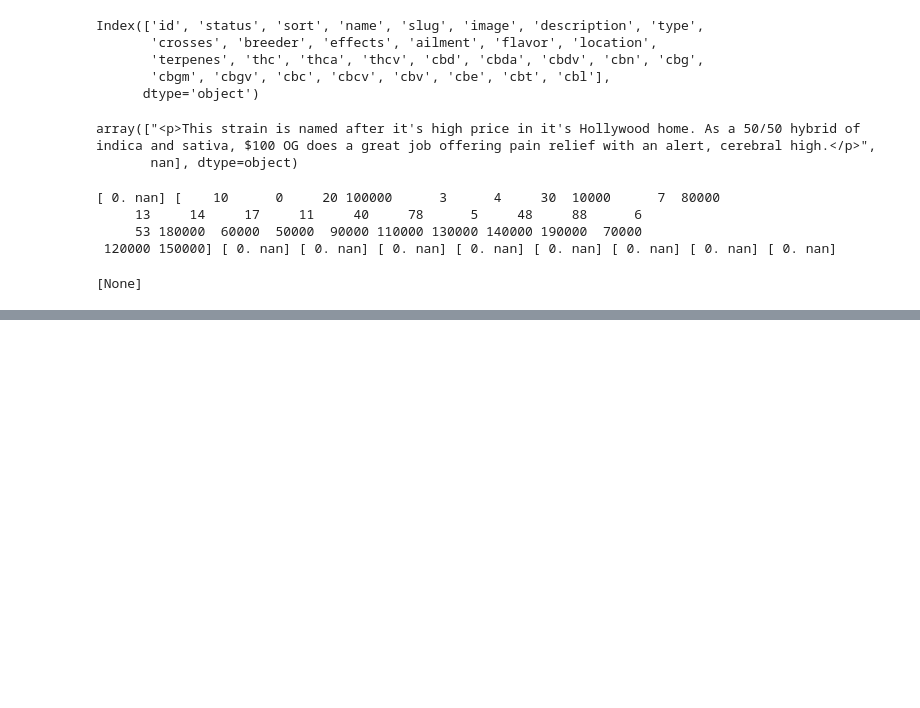
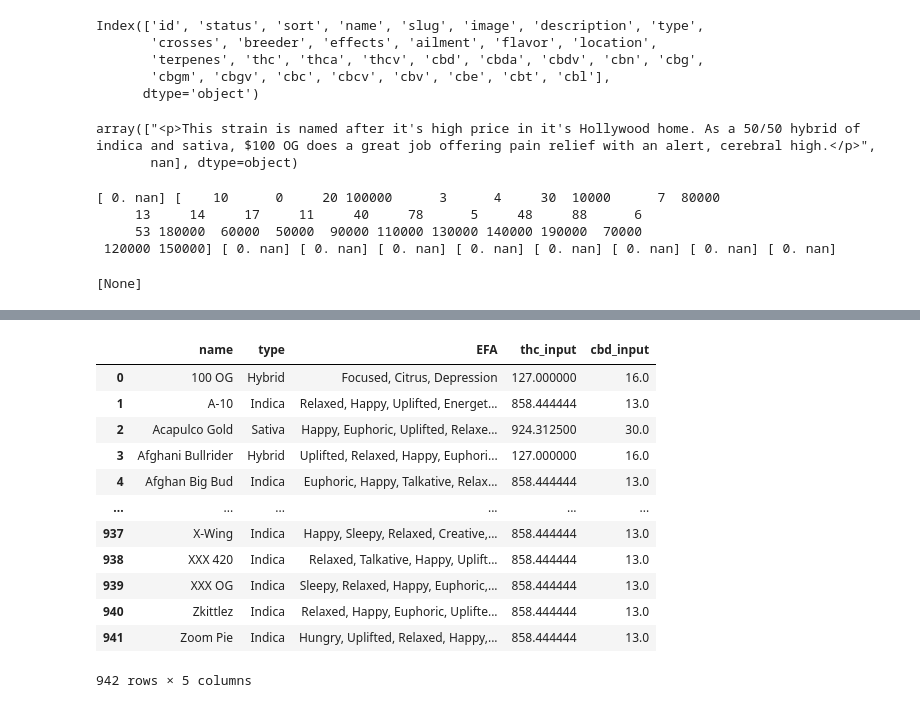
Before and after one commit to sromero9485/WeedTips, a Jupyter notebook: Untitled.ipynb, the cells around one changed output, grey strips where cells are left out. Drawn from its saved outputs; the diff is of its cells as text; code cells hidden in the pictures; blank space fills up the shorter version.

```diff
--- a/Untitled.ipynb
+++ b/Untitled.ipynb
@@ -68,0 +181,4 @@ data
+# %%
+data['thc_input'] = test["thc"]
+# %%
+data['cbd_input'] = test1["cbd"]
@@ -68,0 +189,16 @@ data
+# %%
+data
+# %% [output]
+|  | name | type | EFA | thc_input | cbd_input |
+| 0 | 100 OG | Hybrid | Focused, Citrus, Depression | 127.000000 | 16.0 |
+| 1 | A-10 | Indica | Relaxed, Happy, Uplifted, Energet... | 858.444444 | 13.0 |
+| 2 | Acapulco Gold | Sativa | Happy, Euphoric, Uplifted, Relaxe... | 924.312500 | 30.0 |
+| 3 | Afghani Bullrider | Hybrid | Uplifted, Relaxed, Happy, Euphori... | 127.000000 | 16.0 |
+| 4 | Afghan Big Bud | Indica | Euphoric, Happy, Talkative, Relax... | 858.444444 | 13.0 |
+| ... | ... | ... | ... | ... | ... |
+| 937 | X-Wing | Indica | Happy, Sleepy, Relaxed, Creative,... | 858.444444 | 13.0 |
+| 938 | XXX 420 | Indica | Relaxed, Talkative, Happy, Uplift... | 858.444444 | 13.0 |
+| 939 | XXX OG | Indica | Sleepy, Relaxed, Happy, Euphoric,... | 858.444444 | 13.0 |
+| 940 | Zkittlez | Indica | Relaxed, Happy, Euphoric, Uplifte... | 858.444444 | 13.0 |
+| 941 | Zoom Pie | Indica | Hungry, Uplifted, Relaxed, Happy,... | 858.444444 | 13.0 |
+942 rows × 5 columns
```
Also changed, not shown: parts of 45 cells of this notebook, 2 other files.
